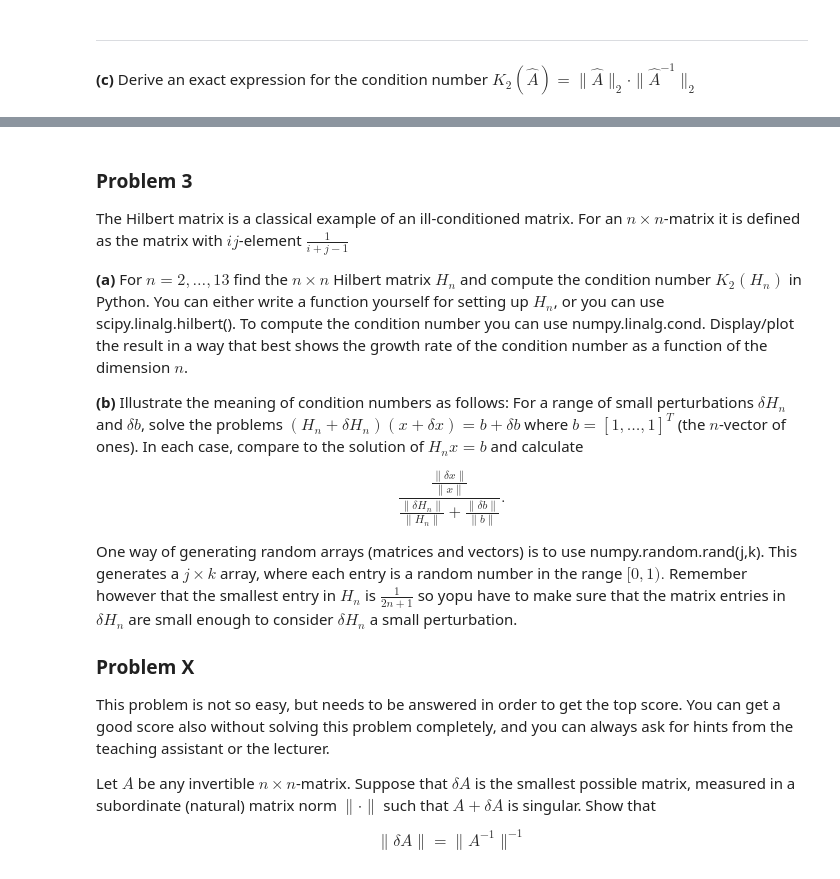
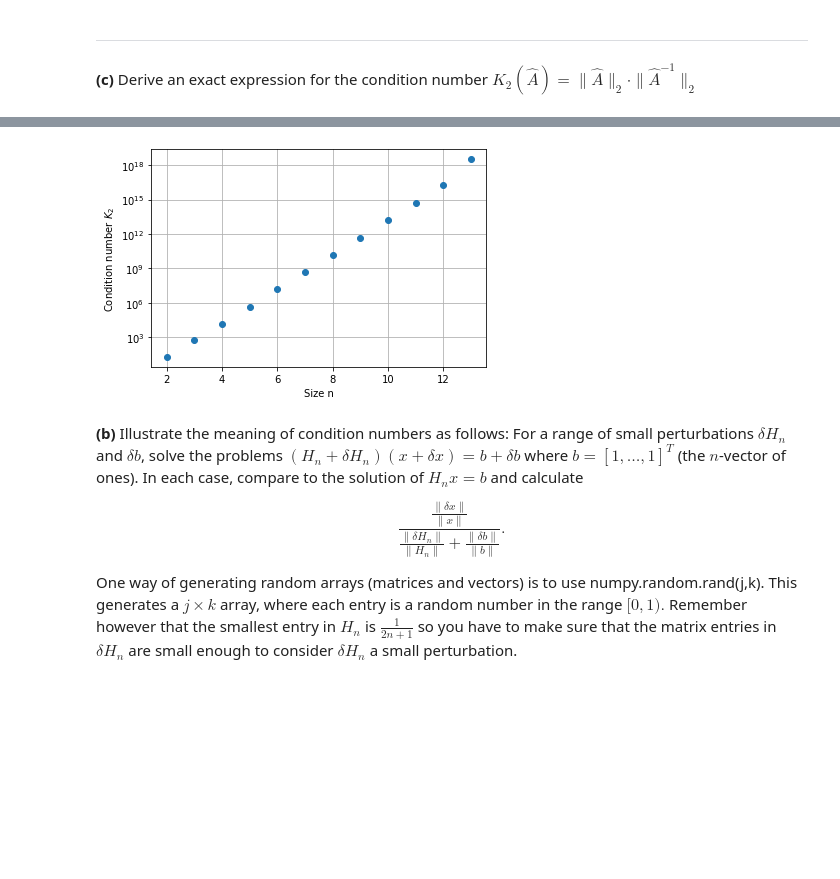
Before and after one commit to odinase/TMA4215_numerical_mathematics, a Jupyter notebook: Project 1_handout.ipynb, the cells around one changed output, grey strips where cells are left out. Saved outputs shown, nothing was run; the diff lists cells and outputs as text; code cells hidden in the pictures; blank space fills up the shorter version.

```diff
--- a/Project 1_handout.ipynb
+++ b/Project 1_handout.ipynb
@@ -152,15 +186,27 @@ x_{n-1} & = \varepsilon^{\frac{1}{n}}.
+# %%
+from scipy.linalg import hilbert
+import numpy as np
+from numpy.linalg import cond
+import matplotlib.pyplot as plt
+
+start = 2
+stop = 13
+ns = np.arange(start, stop + 1)
+condition_numbers = np.zeros(ns.size)
+for i, n in enumerate(ns):
+    k2 = cond(hilbert(n))
+    condition_numbers[i] = k2
+
+fig, ax = plt.subplots()
+ax.plot(ns, condition_numbers, 'o')
+ax.set_yscale('log')
+ax.set_ylabel('Condition number $K_2$')
+ax.set_xlabel('Size n')
+ax.grid()
+plt.show()
+# %% [output]
+[figure, added]
 # %% [markdown]
-###  Problem 3
-The Hilbert matrix is a classical example of an ill-conditioned matrix. For an $n\times n$-matrix it is
-defined as the matrix with $ij$-element
-$
-\frac{1}{i+j-1}
-$
-
-**(a)**
-For $n=2,\ldots,13$ find the $n\times n$ Hilbert matrix $H_n$ and compute the condition number $K_2(H_n)$ in Python. You can either write a function yourself for setting up $H_n$, or you can use scipy.linalg.hilbert().
-To compute the condition number you can use numpy.linalg.cond. Display/plot the result in a way that best shows the growth rate of the condition number as a function of the dimension $n$.
-
 **(b)** Illustrate the meaning of condition numbers as follows: For a range of small perturbations $\delta H_n$ and
 $\delta b$, solve the problems $(H_n+\delta H_n)(x+\delta x) = b+\delta b$ where $b=[1,\ldots,1]^T$ (the $n$-vector of ones). In each case, compare to the solution of $H_n x = b$ and calculate
 
@@ -168,13 +214,4 @@ $$
      \frac{\frac{\|\delta x\|}{\|x\|}}{\frac{\|\delta H_n\|}{\|H_n\|}+\frac{\|\delta b\|}{\|b\|}}.
 $$
 
-One way of generating random arrays (matrices and vectors) is to use numpy.random.rand(j,k). This generates a $j \times k$ array, where each entry is a random number in the range $[0,1).$ Remember however that the smallest entry in $H_n$ is $\tfrac{1}{2n+1}$ so yopu have to make sure that the matrix entries in $\delta H_n$ are small enough to consider $\delta H_n$ a small perturbation.
-
-### Problem X
-This problem is not so easy, but needs to be answered in order to get the top score. You can get a good score also without solving this problem completely, and you can always ask for hints from the teaching assistant or the lecturer.
-
-Let $A$ be any invertible $n\times n$-matrix. Suppose that $\delta A$ is the smallest possible matrix, measured in a subordinate (natural) matrix norm $\|\cdot\|$ such that $A+\delta A$ is singular. Show that
-
-$$
-    \|\delta A\|  = \|A^{-1}\|^{-1}
-$$
+One way of generating random arrays (matrices and vectors) is to use numpy.random.rand(j,k). This generates a $j \times k$ array, where each entry is a random number in the range $[0,1).$ Remember however that the smallest entry in $H_n$ is $\tfrac{1}{2n+1}$ so you have to make sure that the matrix entries in $\delta H_n$ are small enough to consider $\delta H_n$ a small perturbation.
```
Also changed, not shown: parts of 5 cells of this notebook.
